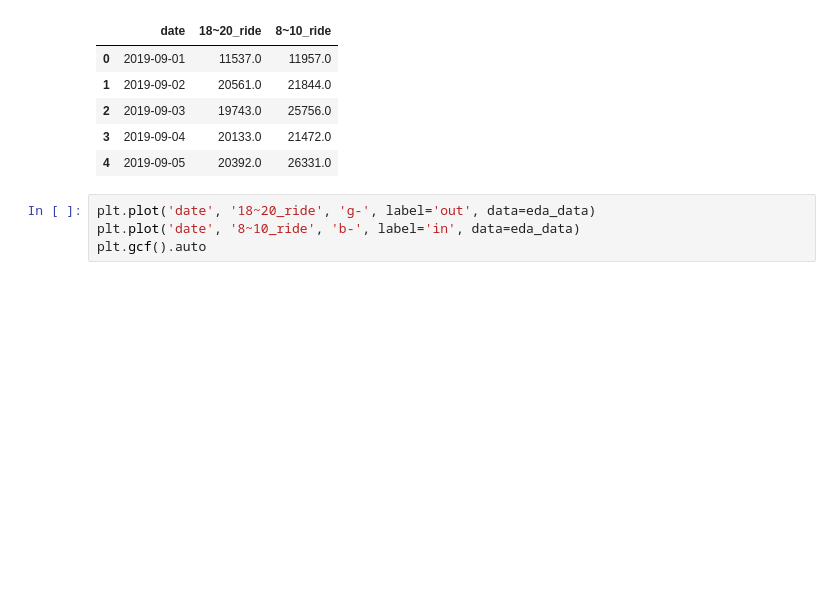
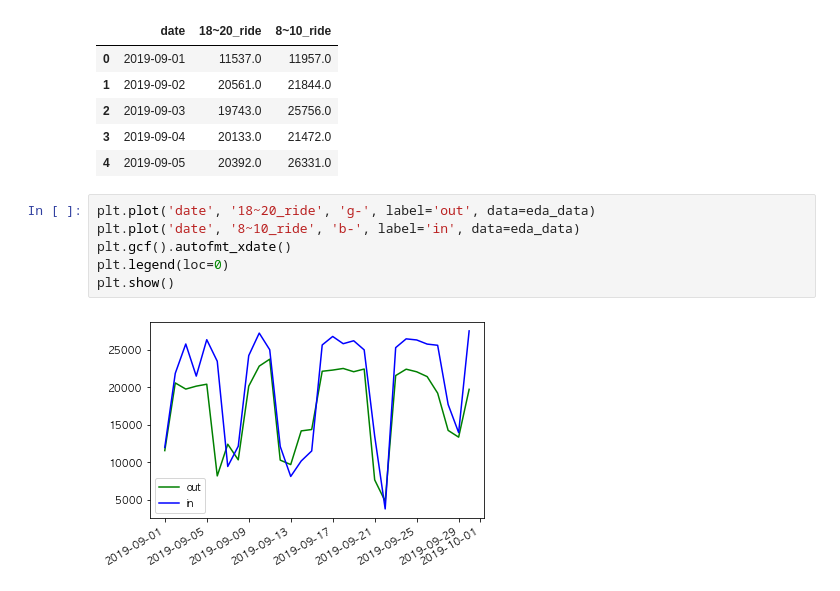
Before and after one commit to comojin1994/Machine_Learning, a Jupyter notebook: Regression/Jeju_Bus_Passenger_Estimate.ipynb, the cells around one changed output. Cells and saved outputs as stored; diff of their text form; blank space fills up the shorter version.

Commit message:
Fix last graph code

```diff
--- a/Regression/Jeju_Bus_Passenger_Estimate.ipynb
+++ b/Regression/Jeju_Bus_Passenger_Estimate.ipynb
@@ -160,4 +160,8 @@ eda_data.head()
 # %%
 plt.plot('date', '18~20_ride', 'g-', label='out', data=eda_data)
 plt.plot('date', '8~10_ride', 'b-', label='in', data=eda_data)
-plt.gcf().auto
+plt.gcf().autofmt_xdate()
+plt.legend(loc=0)
+plt.show()
+# %% [output]
+[figure, added]
```
